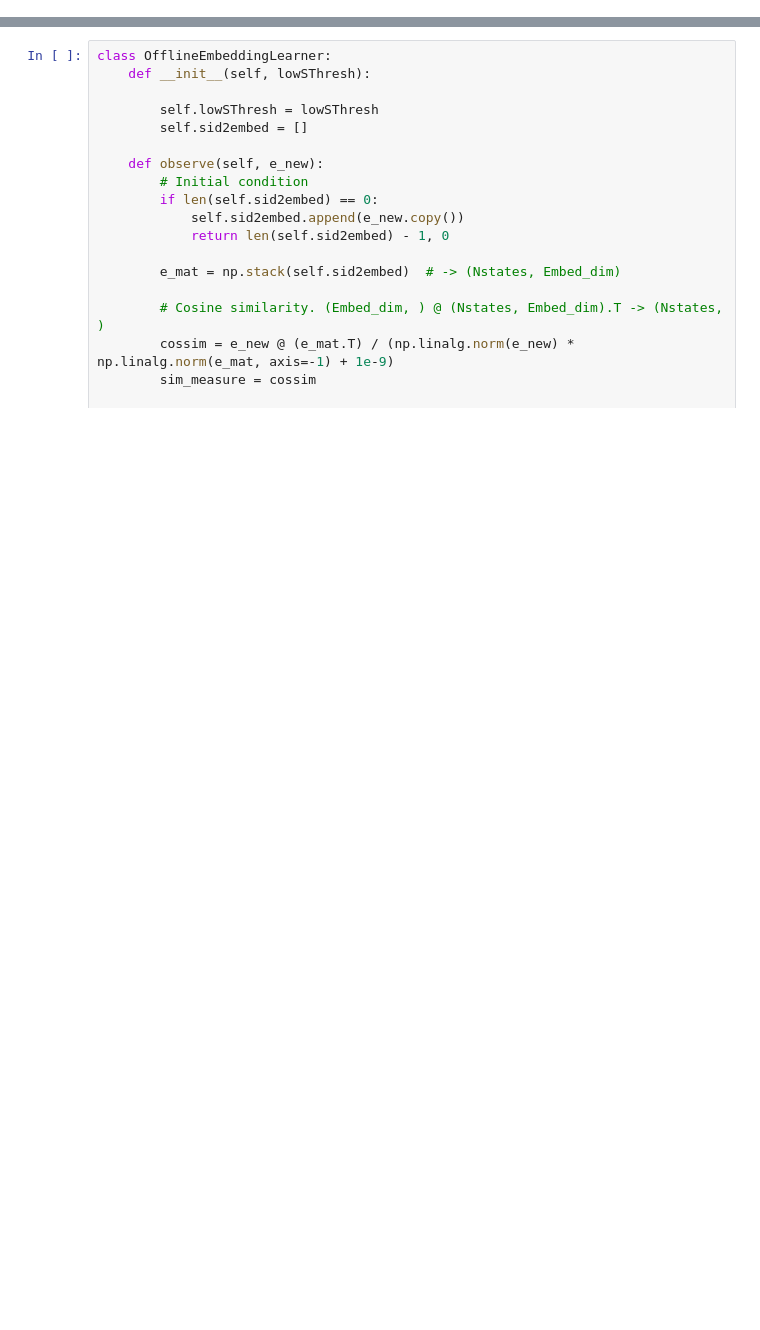
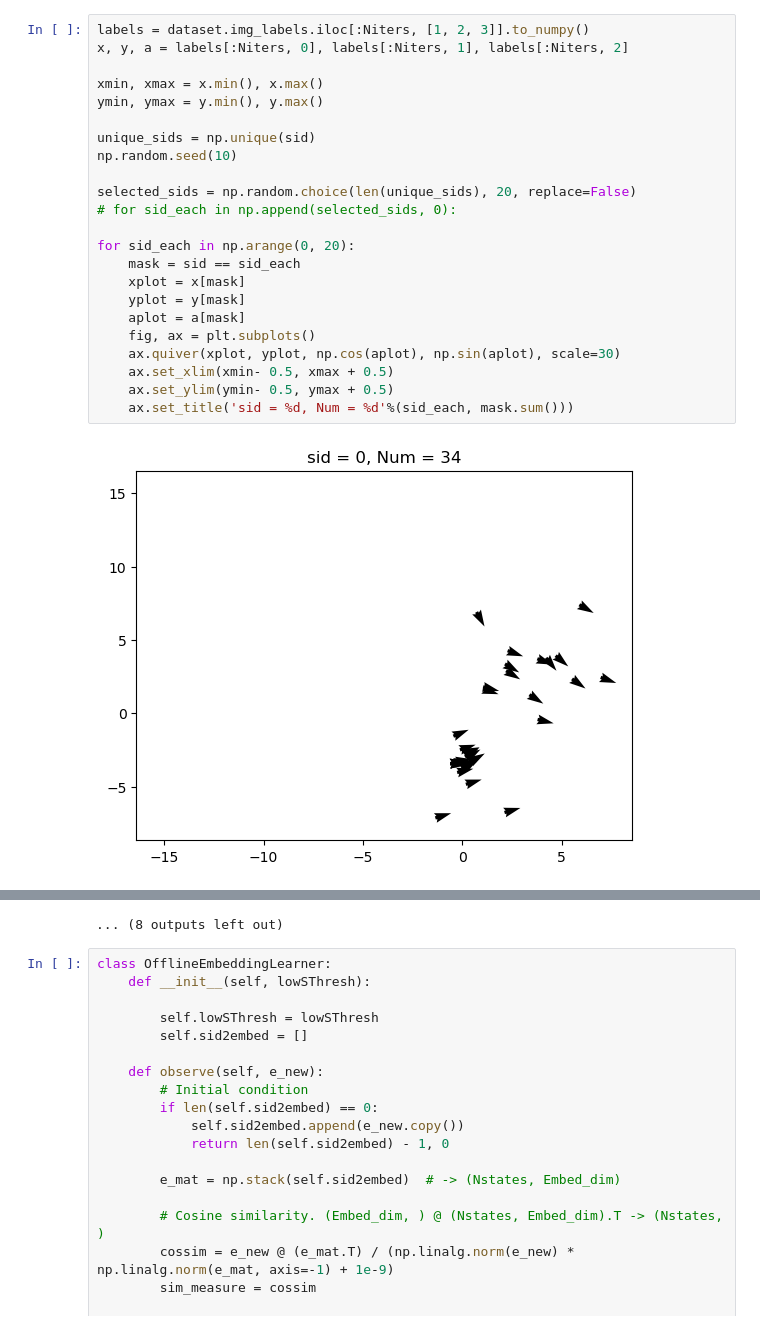
Before and after one commit to yyhhoi/HippoSLAM, a Jupyter notebook: controllers/hipposlam/VAE_offline_state_specificity.ipynb, the cells around one changed output, grey strips where cells are left out. Drawn from its saved outputs; the diff is of its cells as text; blank space fills up the shorter version.

```diff
--- a/controllers/hipposlam/VAE_offline_state_specificity.ipynb
+++ b/controllers/hipposlam/VAE_offline_state_specificity.ipynb
@@ -20,0 +113,25 @@ dataset = EmbeddingImageDatasetAll(load_annotation_pth, load_embed_dir)
+# %%
+labels = dataset.img_labels.iloc[:Niters, [1, 2, 3]].to_numpy()
+x, y, a = labels[:Niters, 0], labels[:Niters, 1], labels[:Niters, 2]
+
+xmin, xmax = x.min(), x.max()
+ymin, ymax = y.min(), y.max()
+
+unique_sids = np.unique(sid)
+np.random.seed(10)
+
+selected_sids = np.random.choice(len(unique_sids), 20, replace=False)
+# for sid_each in np.append(selected_sids, 0):
+
+for sid_each in np.arange(0, 20):
+    mask = sid == sid_each
+    xplot = x[mask]
+    yplot = y[mask]
+    aplot = a[mask]
+    fig, ax = plt.subplots()
+    ax.quiver(xplot, yplot, np.cos(aplot), np.sin(aplot), scale=30)
+    ax.set_xlim(xmin- 0.5, xmax + 0.5)
+    ax.set_ylim(ymin- 0.5, ymax + 0.5)
+    ax.set_title('sid = %d, Num = %d'%(sid_each, mask.sum()))
+# %% [output]
+[figure, added]
@@ -21,3 +149,4 @@ dataset = EmbeddingImageDatasetAll(load_annotation_pth, load_embed_dir)
+... (8 outputs left out)
 # %%
 class OfflineEmbeddingLearner:
     def __init__(self, lowSThresh):
```
Also changed, not shown: parts of 10 cells of this notebook, 2 other files.
